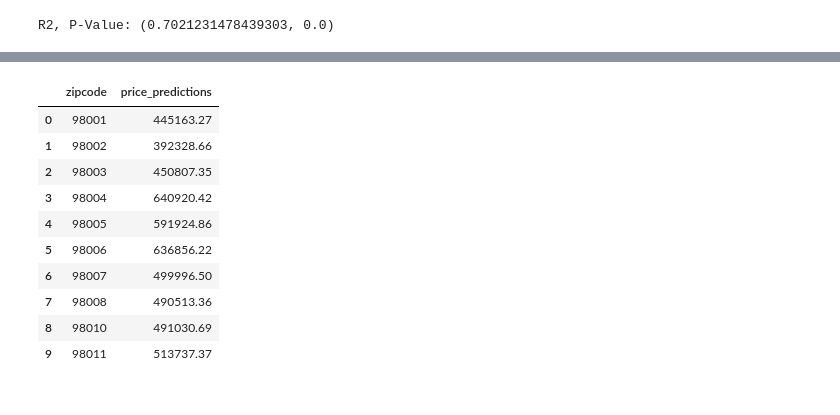
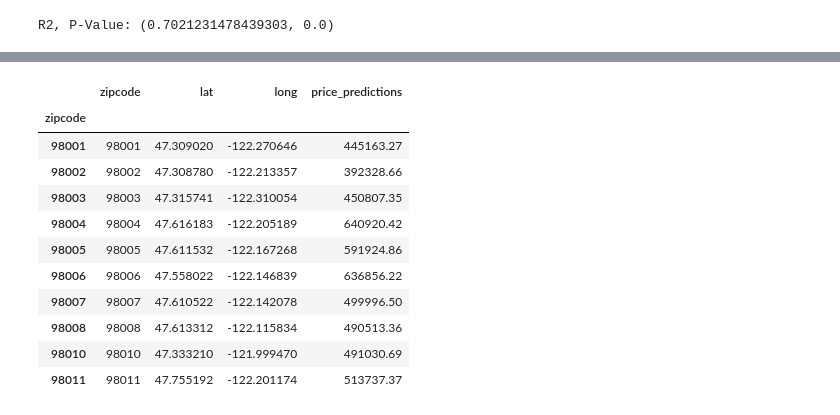
Before and after one commit to giantmagellan/WashStateHousingSales, a Jupyter notebook: House_Sales_BGD_v2.ipynb, the cells around one changed output, grey strips where cells are left out. Saved outputs shown, nothing was run; the diff lists cells and outputs as text; code cells hidden in the pictures.

Commit message:
Price Predictions by Zipcode w/ Batch Gradient Descent

```diff
--- a/House_Sales_BGD_v2.ipynb
+++ b/House_Sales_BGD_v2.ipynb
@@ -277,0 +275,3 @@ price_pred_fin = [round(price, 2) for sublist in price_preds for price in sublis
+# %%
+lat_longs = df.groupby('zipcode')[['lat','long']].mean()
+lat_longs.head()
@@ -278,17 +286,20 @@ price_pred_fin = [round(price, 2) for sublist in price_preds for price in sublis
 # %%
 ''' DataFrame of Price Predictions per Zipcode '''
 price_pred_df = pd.DataFrame({'zipcode': sorted(df['zipcode'].unique()),
+                              'lat': lat_longs['lat'],
+                              'long': lat_longs['long'],
                               'price_predictions': price_pred_fin})
 price_pred_df.head(10)
 # %% [output]
-|  | zipcode | price_predictions |
-| 0 | 98001 | 445163.27 |
-| 1 | 98002 | 392328.66 |
-| 2 | 98003 | 450807.35 |
-| 3 | 98004 | 640920.42 |
-| 4 | 98005 | 591924.86 |
-| 5 | 98006 | 636856.22 |
-| 6 | 98007 | 499996.50 |
-| 7 | 98008 | 490513.36 |
-| 8 | 98010 | 491030.69 |
-| 9 | 98011 | 513737.37 |
+|  | zipcode | lat | long | price_predictions |
+| zipcode |  |  |  |  |
+| 98001 | 98001 | 47.309020 | -122.270646 | 445163.27 |
+| 98002 | 98002 | 47.308780 | -122.213357 | 392328.66 |
+| 98003 | 98003 | 47.315741 | -122.310054 | 450807.35 |
+| 98004 | 98004 | 47.616183 | -122.205189 | 640920.42 |
+| 98005 | 98005 | 47.611532 | -122.167268 | 591924.86 |
+| 98006 | 98006 | 47.558022 | -122.146839 | 636856.22 |
+| 98007 | 98007 | 47.610522 | -122.142078 | 499996.50 |
+| 98008 | 98008 | 47.613312 | -122.115834 | 490513.36 |
+| 98010 | 98010 | 47.333210 | -121.999470 | 491030.69 |
+| 98011 | 98011 | 47.755192 | -122.201174 | 513737.37 |
```
Also changed, not shown: parts of 3 cells of this notebook, 1 other file.
